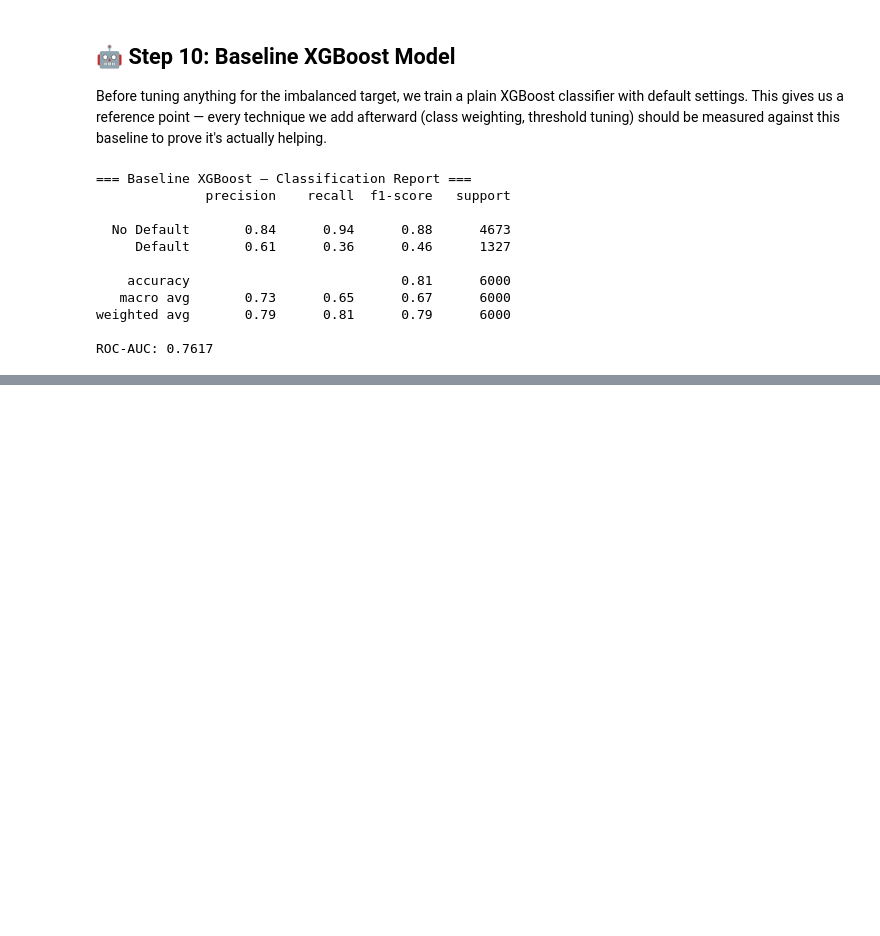
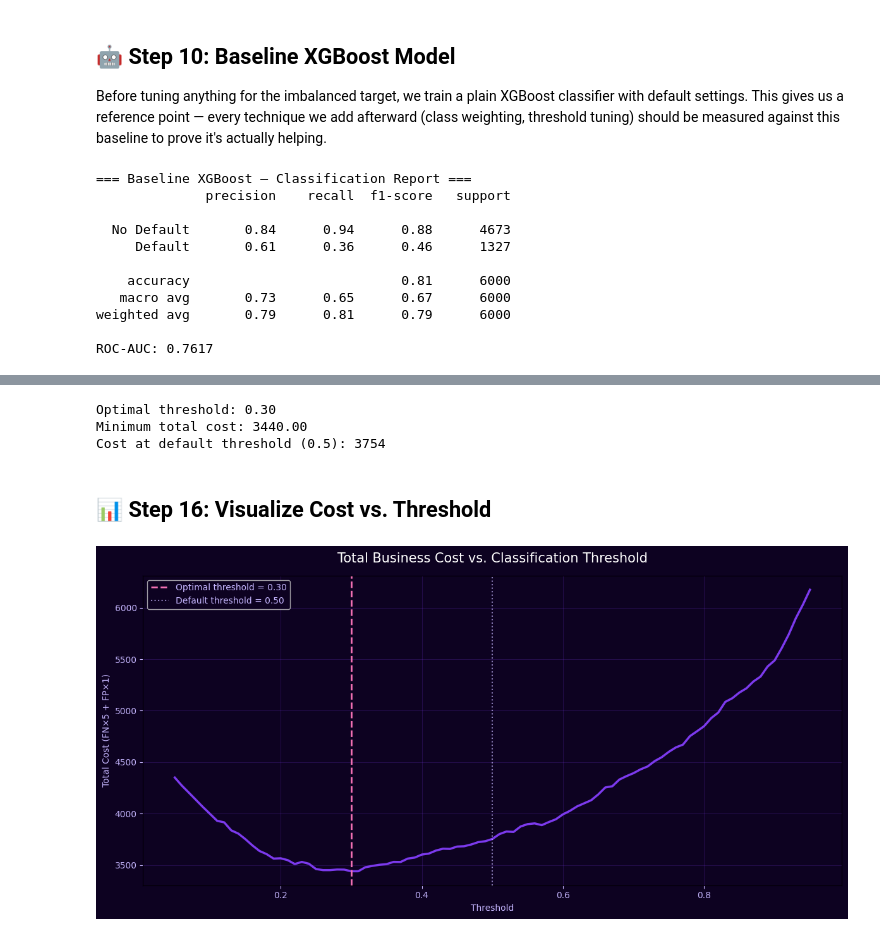
Before and after one commit to aart1nn/ML-Projects, a Jupyter notebook: 14-XG-boosting/Loan-Default-Prediction.ipynb, the cells around one changed output, grey strips where cells are left out. Drawn from its saved outputs; the diff is of its cells as text; code cells hidden in the pictures; blank space fills up the shorter version.

```diff
--- a/14-XG-boosting/Loan-Default-Prediction.ipynb
+++ b/14-XG-boosting/Loan-Default-Prediction.ipynb
@@ -305,0 +399,13 @@ ROC-AUC: 0.7617
+# %%
+neg, pos = y_train.value_counts()[0], y_train.value_counts()[1]
+scale_pos_weight = neg / pos
+print(f"Negative (No Default): {neg}")
+print(f"Positive (Default):    {pos}")
+print(f"scale_pos_weight = {scale_pos_weight:.4f}")
+
+weighted_cv_scores = run_cv(
+    model_params={"scale_pos_weight": scale_pos_weight},
+    X=X_train, y=y_train
+)
+
+summarize_scores(weighted_cv_scores, "XGBoost with scale_pos_weight")
@@ -305,0 +469,36 @@ ROC-AUC: 0.7617
+# %%
+final_model = XGBClassifier(
+    random_state=RANDOM_STATE,
+    eval_metric="logloss",
+    scale_pos_weight=scale_pos_weight
+)
+
+final_model.fit(X_train, y_train)
+y_proba_final = final_model.predict_proba(X_test)[:, 1]
+
+best_threshold, costs, thresholds = find_optimal_threshold(y_test, y_proba_final)
+print(f"Optimal threshold: {best_threshold:.2f}")
+print(f"Minimum total cost: {costs.min():.2f}")
+print(f"Cost at default threshold (0.5): {costs[np.argmin(np.abs(thresholds - 0.5))]:.0f}")
+# %% [output]
+Optimal threshold: 0.30
+Minimum total cost: 3440.00
+Cost at default threshold (0.5): 3754
+# %% [markdown]
+## 📊 Step 16: Visualize Cost vs. Threshold
+# %%
+fig, ax = plt.subplots(figsize=(12, 6))
+ax.plot(thresholds, costs, color=THEME["primary"], linewidth=2.5)
+ax.axvline(best_threshold, color=THEME["accent"], linestyle="--", linewidth=2,
+           label=f"Optimal threshold = {best_threshold:.2f}")
+ax.axvline(0.5, color=THEME["light"], linestyle=":", linewidth=1.5, alpha=0.7,
+           label="Default threshold = 0.50")
+
+apply_dark_theme(ax, "Total Business Cost vs. Classification Threshold",
+                  "Threshold", "Total Cost (FN×5 + FP×1)")
+ax.legend(facecolor=THEME["bg"], labelcolor=THEME["light"], fontsize=10)
+plt.tight_layout()
+plt.savefig("cost_vs_threshold.png", dpi=150, facecolor=THEME["bg"])
+plt.show()
+# %% [output]
+[figure, added]
```
Also changed, not shown: parts of 14 cells of this notebook, 2 other files.
